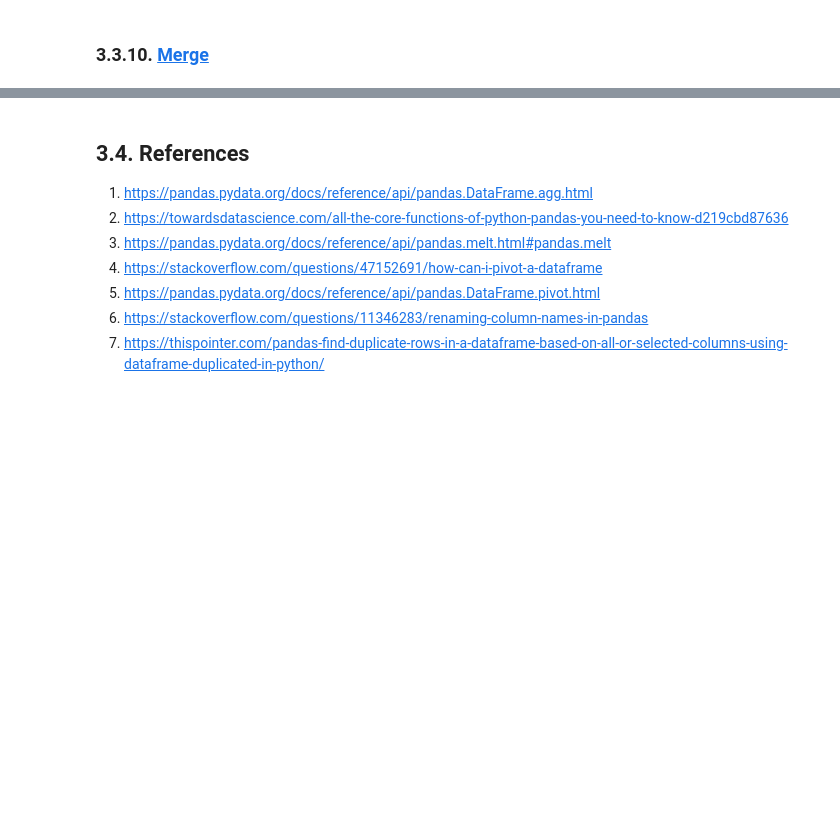
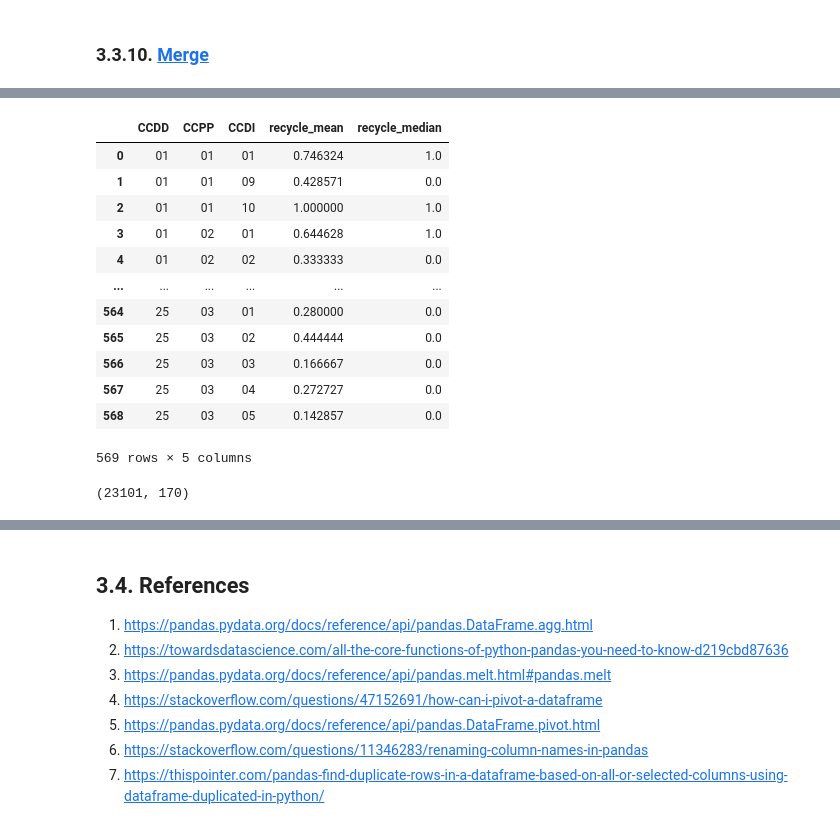
Before and after one commit to qlab-intro-python/ccss-gp-2024, a Jupyter notebook: 3. Pandas/03_Pandas.ipynb, the cells around one changed output, grey strips where cells are left out. Cells and saved outputs as stored; diff of their text form; code cells hidden in the pictures; blank space fills up the shorter version.

```diff
--- a/3. Pandas/03_Pandas.ipynb
+++ b/3. Pandas/03_Pandas.ipynb
@@ -1267 +1384,3 @@ df_urban_no_dpl.groupby( [ 'CCDD' ,'P172D' ] )[['P172D']].count()
+# %%
+df_urban_no_dpl["P172D"]=df_urban_no_dpl["P172D"].astype(int)
 # %%
@@ -1322,3 +1590,22 @@ df_urban_no_dpl.shape
+# %%
+df_l_w
+# %% [output]
+|  | CCDD | CCPP | CCDI | recycle_mean | recycle_median |
+| 0 | 01 | 01 | 01 | 0.746324 | 1.0 |
+| 1 | 01 | 01 | 09 | 0.428571 | 0.0 |
+| 2 | 01 | 01 | 10 | 1.000000 | 1.0 |
+| 3 | 01 | 02 | 01 | 0.644628 | 1.0 |
+| 4 | 01 | 02 | 02 | 0.333333 | 0.0 |
+| ... | ... | ... | ... | ... | ... |
+| 564 | 25 | 03 | 01 | 0.280000 | 0.0 |
+| 565 | 25 | 03 | 02 | 0.444444 | 0.0 |
+| 566 | 25 | 03 | 03 | 0.166667 | 0.0 |
+| 567 | 25 | 03 | 04 | 0.272727 | 0.0 |
+| 568 | 25 | 03 | 05 | 0.142857 | 0.0 |
+569 rows × 5 columns
 # %%
-df_urban_merge = df_urban_no_dpl.merge( df_l_w , on = [ 'CCDD' ,'CCPP' , 'CCDI' ] , how = "left" , validate = "m:1" ).head()
+df_urban_merge = df_urban_no_dpl.merge( df_l_w , on = [ 'CCDD' ,'CCPP' , 'CCDI' ] , how = "left" , validate = "m:1" )
+df_urban_merge.shape
+# %% [output]
+(23101, 170)
 # %%
```
Also changed, not shown: parts of 32 cells of this notebook.
